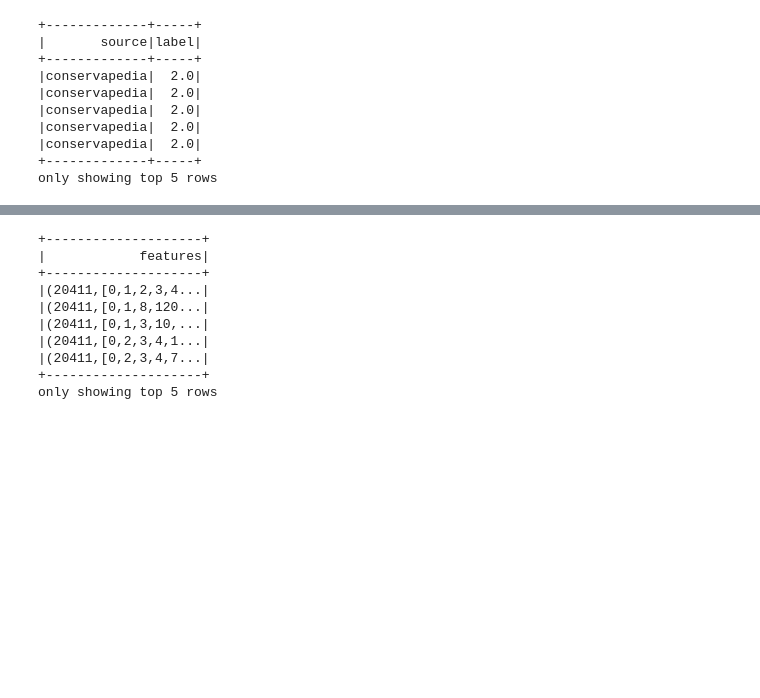
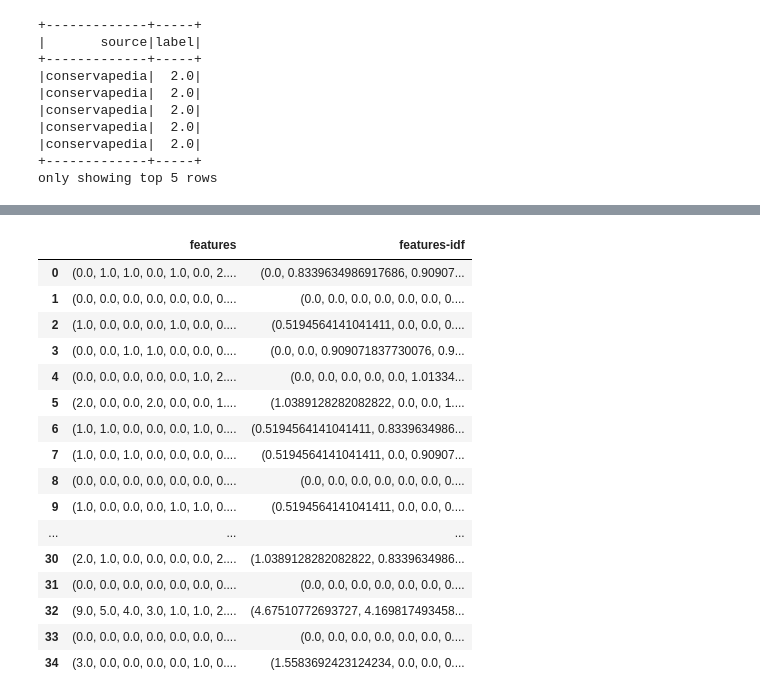
Before and after one commit to george-zip/detecting_political_viewpoints_via_wiki, a Jupyter notebook: wiki_classifier.ipynb, the cells around one changed output, grey strips where cells are left out. Saved outputs shown, nothing was run; the diff lists cells and outputs as text; code cells hidden in the pictures; blank space fills up the shorter version.

```diff
--- a/wiki_classifier.ipynb
+++ b/wiki_classifier.ipynb
@@ -134,24 +136,31 @@ Linear regression f1 0.8196
 # %%
 # create TF-IDF weightings - to be used later
 from pyspark.ml.feature import IDF
 
 # we created the term frequency vectors above with CountVectorizer
 idf = IDF(inputCol="features", outputCol="features-idf")
 idfModel = idf.fit(wiki_data)
 wiki_data_idf = idfModel.transform(wiki_data)
-wiki_data_idf.sample(True, 0.1)\
-    .select("features").show(5)
+wiki_data_idf.sample(True, 0.005)\
+    .select("features","features-idf").toPandas()
 # %% [output]
-+--------------------+
-|            features|
-+--------------------+
-|(20411,[0,1,2,3,4...|
-|(20411,[0,1,8,120...|
-|(20411,[0,1,3,10,...|
-|(20411,[0,2,3,4,1...|
-|(20411,[0,2,3,4,7...|
-+--------------------+
-only showing top 5 rows
+|  | features | features-idf |
+| 0 | (0.0, 1.0, 1.0, 0.0, 1.0, 0.0, 2.... | (0.0, 0.8339634986917686, 0.90907... |
+| 1 | (0.0, 0.0, 0.0, 0.0, 0.0, 0.0, 0.... | (0.0, 0.0, 0.0, 0.0, 0.0, 0.0, 0.... |
+| 2 | (1.0, 0.0, 0.0, 0.0, 1.0, 0.0, 0.... | (0.5194564141041411, 0.0, 0.0, 0.... |
+| 3 | (0.0, 0.0, 1.0, 1.0, 0.0, 0.0, 0.... | (0.0, 0.0, 0.909071837730076, 0.9... |
+| 4 | (0.0, 0.0, 0.0, 0.0, 0.0, 1.0, 2.... | (0.0, 0.0, 0.0, 0.0, 0.0, 1.01334... |
+| 5 | (2.0, 0.0, 0.0, 2.0, 0.0, 0.0, 1.... | (1.0389128282082822, 0.0, 0.0, 1.... |
+| 6 | (1.0, 1.0, 0.0, 0.0, 0.0, 1.0, 0.... | (0.5194564141041411, 0.8339634986... |
+| 7 | (1.0, 0.0, 1.0, 0.0, 0.0, 0.0, 0.... | (0.5194564141041411, 0.0, 0.90907... |
+| 8 | (0.0, 0.0, 0.0, 0.0, 0.0, 0.0, 0.... | (0.0, 0.0, 0.0, 0.0, 0.0, 0.0, 0.... |
+| 9 | (1.0, 0.0, 0.0, 0.0, 1.0, 1.0, 0.... | (0.5194564141041411, 0.0, 0.0, 0.... |
+| ... | ... | ... |
+| 30 | (2.0, 1.0, 0.0, 0.0, 0.0, 0.0, 2.... | (1.0389128282082822, 0.8339634986... |
+| 31 | (0.0, 0.0, 0.0, 0.0, 0.0, 0.0, 0.... | (0.0, 0.0, 0.0, 0.0, 0.0, 0.0, 0.... |
+| 32 | (9.0, 5.0, 4.0, 3.0, 1.0, 1.0, 2.... | (4.67510772693727, 4.169817493458... |
+| 33 | (0.0, 0.0, 0.0, 0.0, 0.0, 0.0, 0.... | (0.0, 0.0, 0.0, 0.0, 0.0, 0.0, 0.... |
+| 34 | (3.0, 0.0, 0.0, 0.0, 0.0, 1.0, 0.... | (1.5583692423124234, 0.0, 0.0, 0.... |
 # %%
 # Remove stop words
 from pyspark.ml.feature import StopWordsRemover
```
Also changed, not shown: parts of 16 cells of this notebook.
